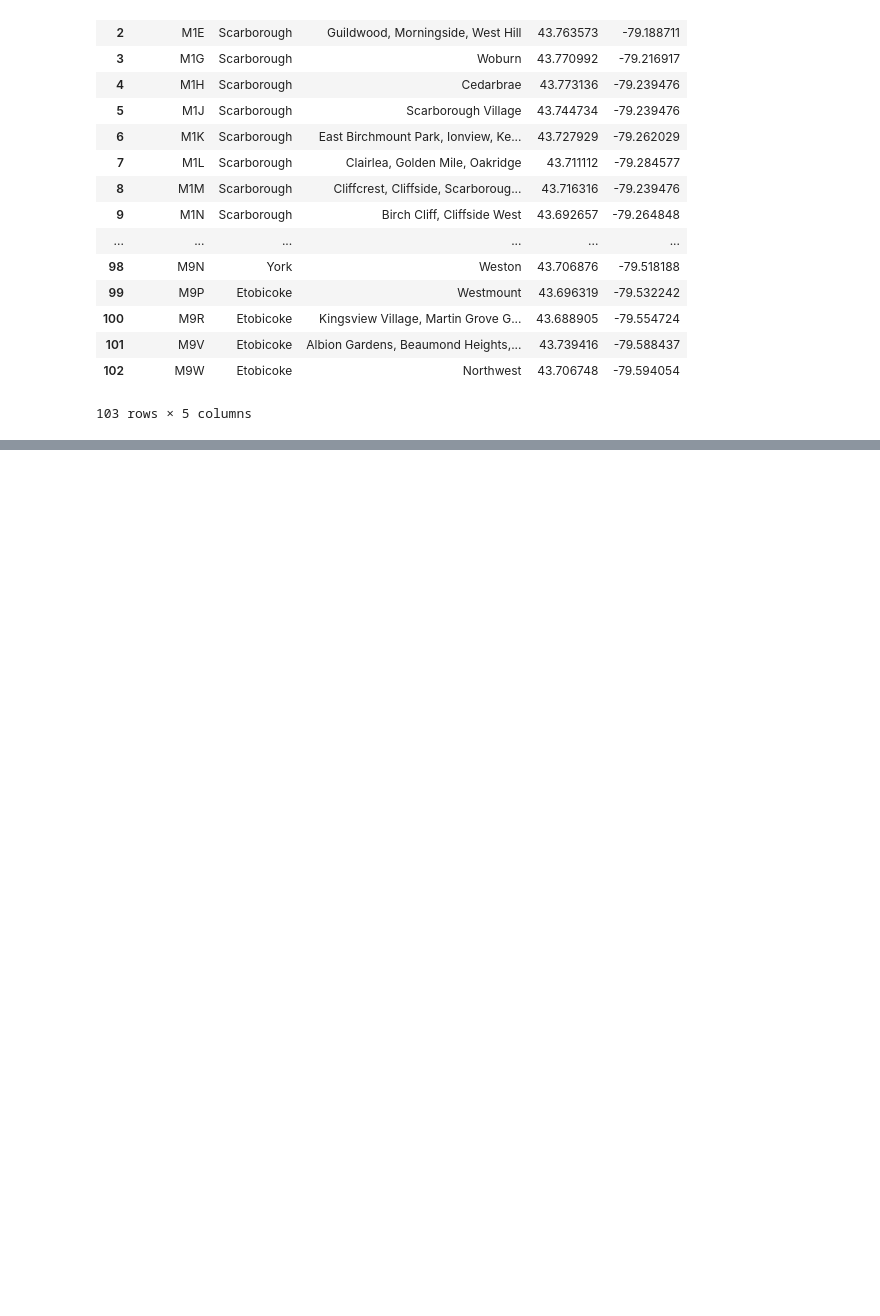
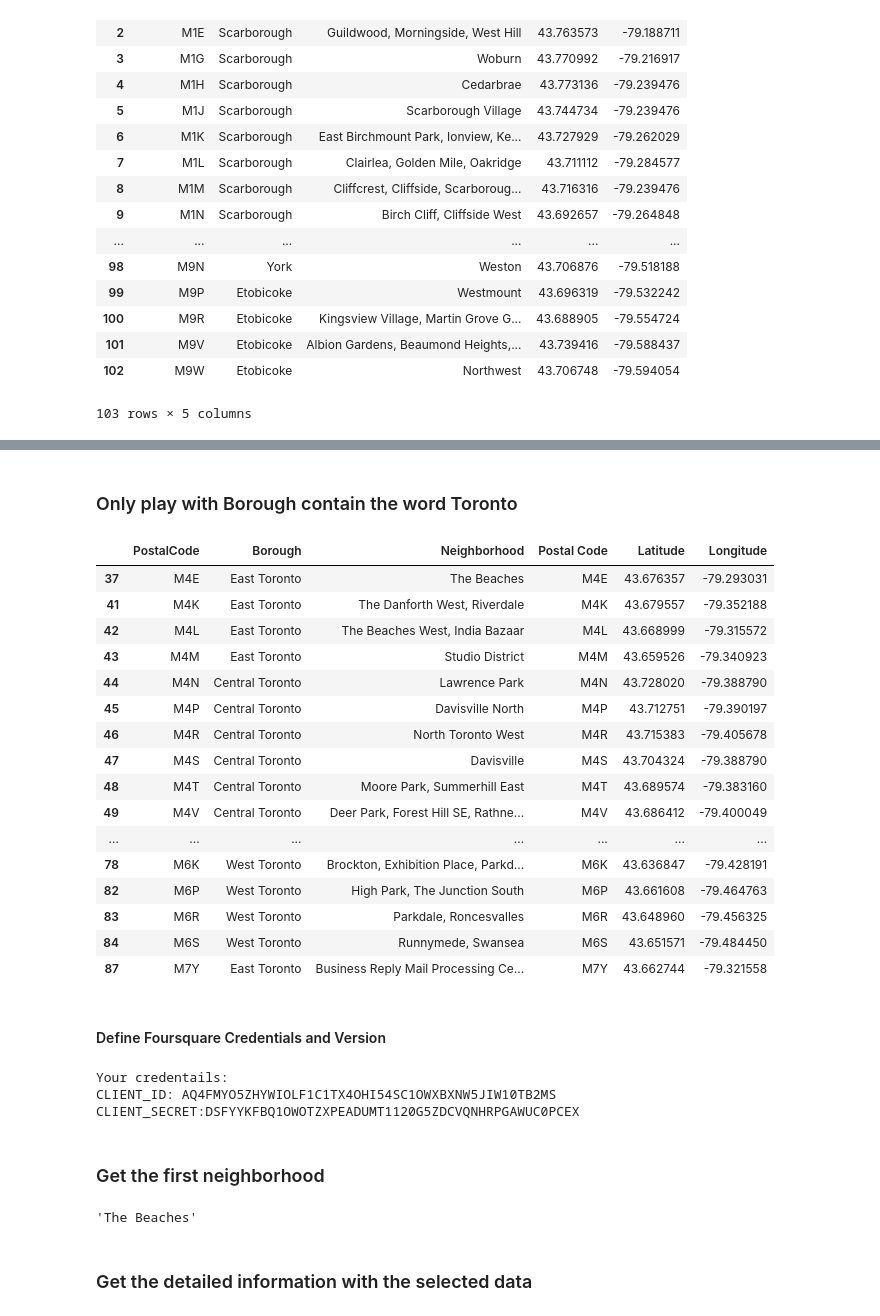
Before and after one commit to xsymsc/Applied_Data_Science, a Jupyter notebook: Toronto Neighborhood Clustering.ipynb, the cells around one changed output, grey strips where cells are left out. Drawn from its saved outputs; the diff is of its cells as text; code cells hidden in the pictures; blank space fills up the shorter version.

```diff
--- a/Toronto Neighborhood Clustering.ipynb
+++ b/Toronto Neighborhood Clustering.ipynb
@@ -159,0 +177,45 @@ df_new.drop(columns='Postal Code')
+# %% [markdown]
+### Only play with Borough contain the word Toronto
+# %%
+df_tor = df_new[df_new['Borough'].str.contains('Toronto')]
+df_tor
+# %% [output]
+|  | PostalCode | Borough | Neighborhood | Postal Code | Latitude | Longitude |
+| 37 | M4E | East Toronto | The Beaches | M4E | 43.676357 | -79.293031 |
+| 41 | M4K | East Toronto | The Danforth West, Riverdale | M4K | 43.679557 | -79.352188 |
+| 42 | M4L | East Toronto | The Beaches West, India Bazaar | M4L | 43.668999 | -79.315572 |
+| 43 | M4M | East Toronto | Studio District | M4M | 43.659526 | -79.340923 |
+| 44 | M4N | Central Toronto | Lawrence Park | M4N | 43.728020 | -79.388790 |
+| 45 | M4P | Central Toronto | Davisville North | M4P | 43.712751 | -79.390197 |
+| 46 | M4R | Central Toronto | North Toronto West | M4R | 43.715383 | -79.405678 |
+| 47 | M4S | Central Toronto | Davisville | M4S | 43.704324 | -79.388790 |
+| 48 | M4T | Central Toronto | Moore Park, Summerhill East | M4T | 43.689574 | -79.383160 |
+| 49 | M4V | Central Toronto | Deer Park, Forest Hill SE, Rathne... | M4V | 43.686412 | -79.400049 |
+| ... | ... | ... | ... | ... | ... | ... |
+| 78 | M6K | West Toronto | Brockton, Exhibition Place, Parkd... | M6K | 43.636847 | -79.428191 |
+| 82 | M6P | West Toronto | High Park, The Junction South | M6P | 43.661608 | -79.464763 |
+| 83 | M6R | West Toronto | Parkdale, Roncesvalles | M6R | 43.648960 | -79.456325 |
+| 84 | M6S | West Toronto | Runnymede, Swansea | M6S | 43.651571 | -79.484450 |
+| 87 | M7Y | East Toronto | Business Reply Mail Processing Ce... | M7Y | 43.662744 | -79.321558 |
+# %% [markdown]
+#### Define Foursquare Credentials and Version
+# %%
+CLIENT_ID = 'AQ4FMYO5ZHYWIOLF1C1TX4OHI54SC1OWXBXNW5JIW10TB2MS' # your Foursquare ID
+CLIENT_SECRET = 'DSFYYKFBQ1OWOTZXPEADUMT1120G5ZDCVQNHRPGAWUC0PCEX' # your Foursquare Secret
+VERSION = '20180605' # Foursquare API version
+
+print('Your credentails:')
+print('CLIENT_ID: ' + CLIENT_ID)
+print('CLIENT_SECRET:' + CLIENT_SECRET)
+# %% [output]
+Your credentails:
+CLIENT_ID: AQ4FMYO5ZHYWIOLF1C1TX4OHI54SC1OWXBXNW5JIW10TB2MS
+CLIENT_SECRET:DSFYYKFBQ1OWOTZXPEADUMT1120G5ZDCVQNHRPGAWUC0PCEX
+# %% [markdown]
+### Get the first neighborhood
+# %%
+df_tor.loc[37, 'Neighborhood']
+# %% [output]
+'The Beaches'
+# %% [markdown]
+### Get the detailed information with the selected data
```
Also changed, not shown: parts of 43 cells of this notebook.
